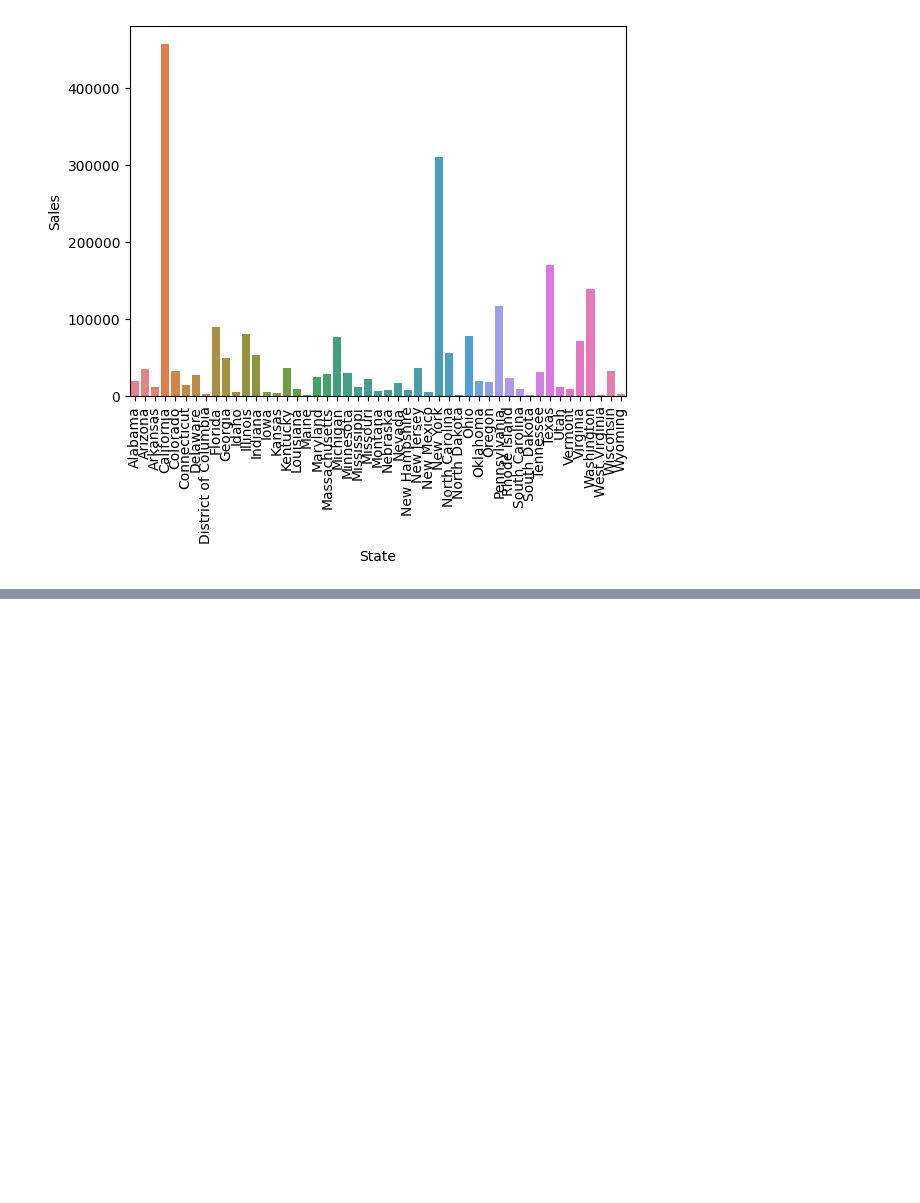
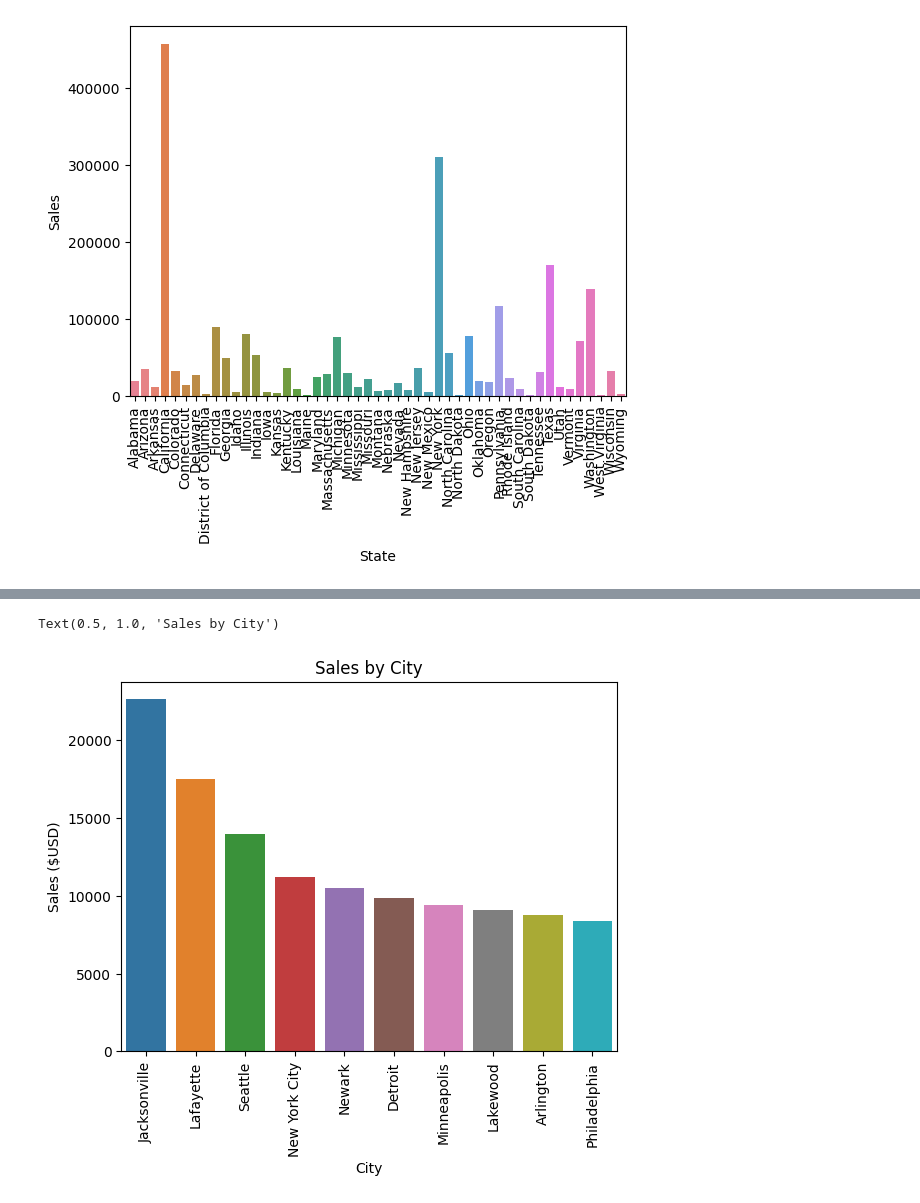
Before and after one commit to EricShinozaki/CS-2410-Final-Project, a Jupyter notebook: CS2410 Final Project.ipynb, the cells around one changed output, grey strips where cells are left out. Saved outputs shown, nothing was run; the diff lists cells and outputs as text; code cells hidden in the pictures; blank space fills up the shorter version.

```diff
--- a/CS2410 Final Project.ipynb
+++ b/CS2410 Final Project.ipynb
@@ -129,0 +146,5 @@ for state in salesVsStateGraph.get_xticklabels():
+# %%
+# There are 531 cities which is too many to plot, so we will look at the top 10 cities for total sales
+salesByCity = df.groupby('Sales')['City'].sum().reset_index()
+topSalesByCity = salesByCity.sort_values(by='Sales', ascending=False)[0:10]
+topSalesByCity
@@ -130,2 +163,10 @@ for state in salesVsStateGraph.get_xticklabels():
+# %%
+sns.barplot(topSalesByCity, x='City', y='Sales', hue='City')
+plt.xticks(rotation=90)
+plt.ylabel('Sales ($USD)')
+plt.title('Sales by City')
+# %% [output]
+Text(0.5, 1.0, 'Sales by City')
+[figure, added]
 # %%
 # Sales by segment - Consumer, corporate, home office, etc
```
Also changed, not shown: parts of 5 cells of this notebook, 1 other file.
